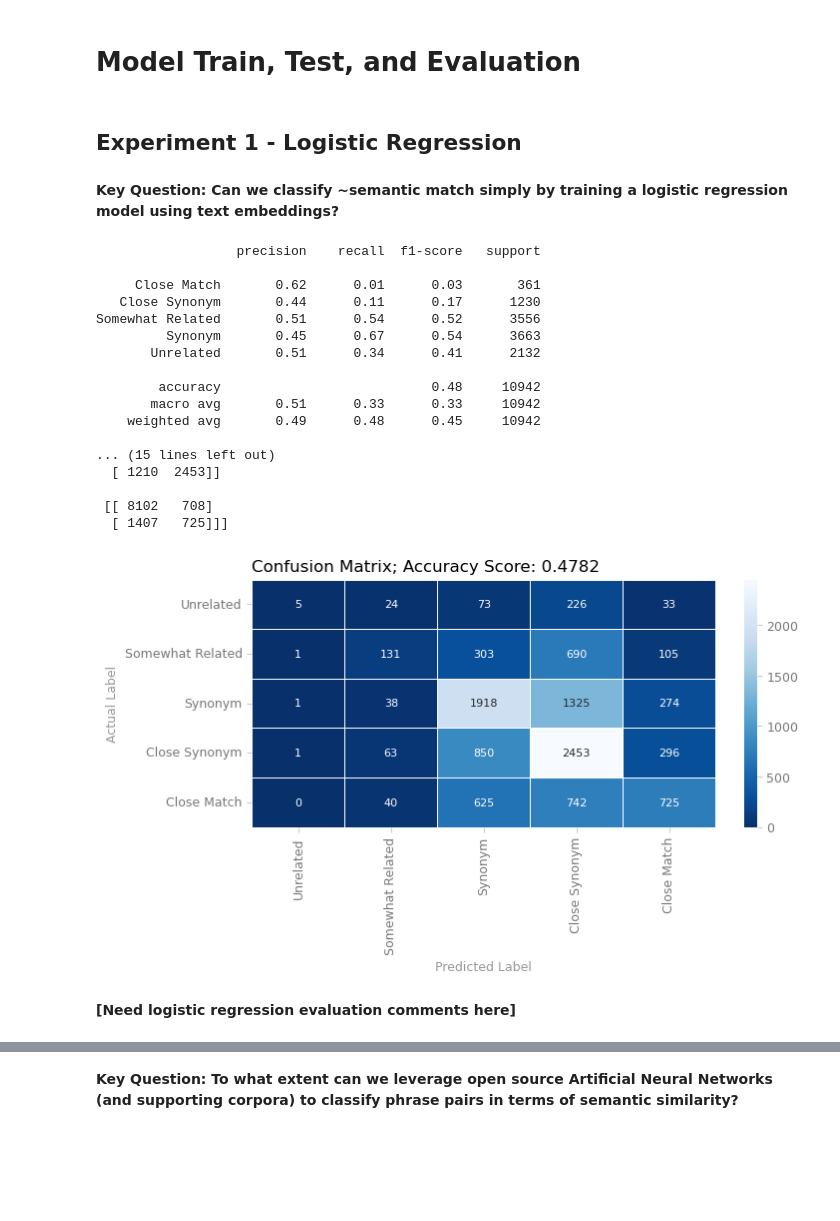
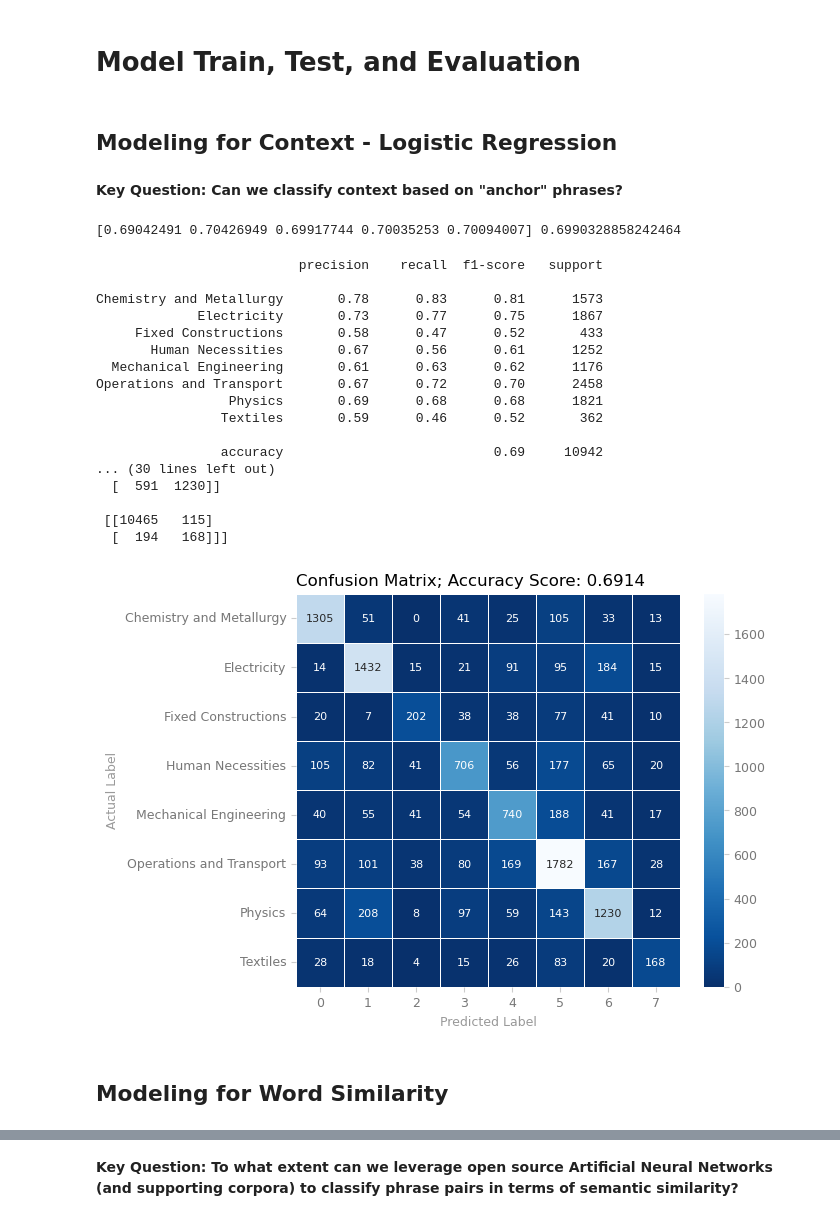
Before and after one commit to davefriesen/patent-semantics, a Jupyter notebook: source/patent-semantics.ipynb, the cells around one changed output, grey strips where cells are left out. Drawn from its saved outputs; the diff is of its cells as text; code cells hidden in the pictures; blank space fills up the shorter version.

Commit message:
Update patent-semantics

```diff
--- a/source/patent-semantics.ipynb
+++ b/source/patent-semantics.ipynb
@@ -60,7 +63,7 @@ plt.rcParams['ytick.color'] = '#cccccc'
 plt.rcParams['ytick.labelcolor'] = '#777777'
 plt.rcParams['ytick.labelsize'] = '9'
 
-plt.rcParams['figure.figsize'] = [7, 7 / (16 / 9)]
+plt.rcParams['figure.figsize'] = [7, 7 / (13 / 9)]
 plt.rcParams['figure.subplot.left'] = 0.17
 plt.rcParams['figure.subplot.right'] = 1
 plt.rcParams['figure.subplot.bottom'] = 0.19
@@ -315,13 +335,13 @@ __NOTE: We are retaining this section for consideration and coverage; however, "
 # %% [markdown]
 # Model Train, Test, and Evaluation
 # %% [markdown]
-## Experiment 1 - Logistic Regression
+## Modeling for Context - Logistic Regression
 # %% [markdown]
-__Key Question: Can we classify ~semantic match simply by training a logistic regression model using text embeddings?__
+__Key Question: Can we classify context based on "anchor" phrases?__
 # %%
 # Create independent predictors and dependent response (target, label)
-X = train_df['anchor'] + train_df['target']
-y = train_df['score_match']
+X = train_df['anchor']
+y = train_df['context_class']
 
 # Create a TF-IDF (term frequency-inverse document frequency) transformer, with word/phrase relevance
 #   based on sklearn's "standard" corpus
@@ -348,19 +368,21 @@ model = LogisticRegression(
 )
 
 #
-#skf = StratifiedKFold(n_splits = 5, shuffle = True, random_state = 17)
-#cv = cross_val_score(model, X_train, y_train, cv = skf, scoring = 'f1_micro')
-#print(cv, cv.mean())
+skf = StratifiedKFold(n_splits = 5, shuffle = True, random_state = 17)
+cv = cross_val_score(model, X_train, y_train, cv = skf, scoring = 'f1_micro')
+print(cv, cv.mean())
 
 # Fit model to training data
 model = model.fit(X_train, y_train)
 
 # Run model predictions (validation)
 y_pred = model.predict(X_test)
+# %% [output]
+[0.69042491 0.70426949 0.69917744 0.70035253 0.70094007] 0.6990328858242464
 # %%
 # Generate classification report, confusion matrix, and multilabel confusion matrix (effectively
 #   2x2 for all classes) and summarize model results
-cr = classification_report(y_test, y_pred)
+cr = metrics.classification_report(y_test, y_pred)
 cm = metrics.confusion_matrix(y_test, y_pred)
 mcm = metrics.multilabel_confusion_matrix(y_test, y_pred)
 score = model.score(X_test, y_test)
@@ -383,54 +405,56 @@ sns.heatmap(
     xlabel = 'Predicted Label',
     ylabel = 'Actual Label'
 )
-labels = pd.DataFrame(pd.DataFrame(y_train).groupby('score_match'))
+labels = pd.DataFrame(pd.DataFrame(y_train).groupby('context_class'))
 labels = labels[labels.columns[0]].values.tolist()
-ax.set_xticklabels(labels, rotation = 90)
+#ax.set_xticklabels(labels, rotation = 90)
 ax.set_yticklabels(labels, rotation = 0)
+plt.tight_layout()
 plt.show()
+fig.savefig('confusion-matrix.png')
 fig.savefig('confusion-matrix.svg')
 
 # Do standard calcs (for practice)
 FP = cm.sum(axis = 0) - np.diag(cm)
 FN = cm.sum(axis = 1) - np.diag(cm)
 TP = np.diag(cm)
 TN = cm.sum() - (FP + FN + TP)
 
 # Sensitivity, hit rate, recall, or true positive rate
 TPR = TP / (TP + FN)
 # Specificity or true negative rate
 TNR = TN / (TN + FP)
 # Precision or positive predictive value
 PPV = TP / (TP + FP)
 # Negative predictive value
 NPV = TN / (TN + FN)
 # Fall out or false positive rate
 FPR = FP / (FP + TN)
 # False negative rate
 FNR = FN / (TP + FN)
 # False discovery rate
 FDR = FP / (TP + FP)
 
 # Overall accuracy
 ACC = (TP + TN) / (TP + FP + FN + TN)
 # %% [output]
-                  precision    recall  f1-score   support
+                          precision    recall  f1-score   support
 
-     Close Match       0.62      0.01      0.03       361
-   Close Synonym       0.44      0.11      0.17      1230
-Somewhat Related       0.51      0.54      0.52      3556
-         Synonym       0.45      0.67      0.54      3663
-       Unrelated       0.51      0.34      0.41      2132
+Chemistry and Metallurgy       0.78      0.83      0.81      1573
+             Electricity       0.73      0.77      0.75      1867
+     Fixed Constructions       0.58      0.47      0.52       433
+       Human Necessities       0.67      0.56      0.61      1252
+  Mechanical Engineering       0.61      0.63      0.62      1176
+Operations and Transport       0.67      0.72      0.70      2458
+                 Physics       0.69      0.68      0.68      1821
+                Textiles       0.59      0.46      0.52       362
 
-        accuracy                           0.48     10942
-       macro avg       0.51      0.33      0.33     10942
-    weighted avg       0.49      0.48      0.45     10942
+                accuracy                           0.69     10942
+... (30 lines left out)
+  [  591  1230]]
 
-... (15 lines left out)
-  [ 1210  2453]]
-
- [[ 8102   708]
-  [ 1407   725]]]
+ [[10465   115]
+  [  194   168]]]
-[figure, old version]
+[figure, new version]
 # %% [markdown]
-__[Need logistic regression evaluation comments here]__
+## Modeling for Word Similarity
```
Also changed, not shown: parts of 30 cells of this notebook, 15 other files.
